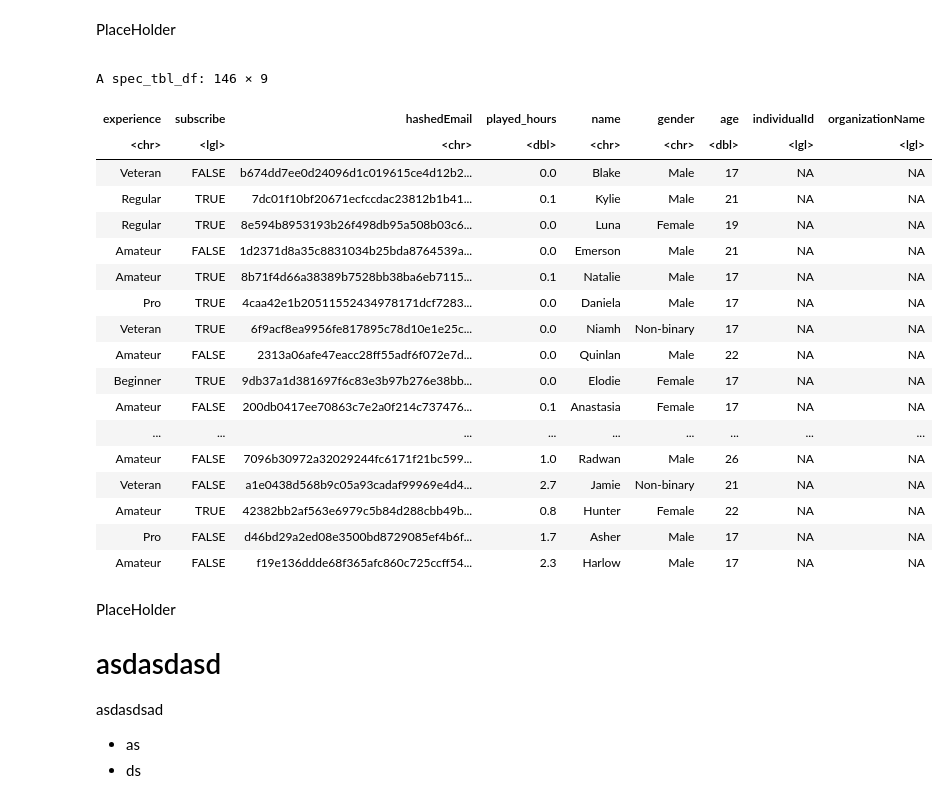
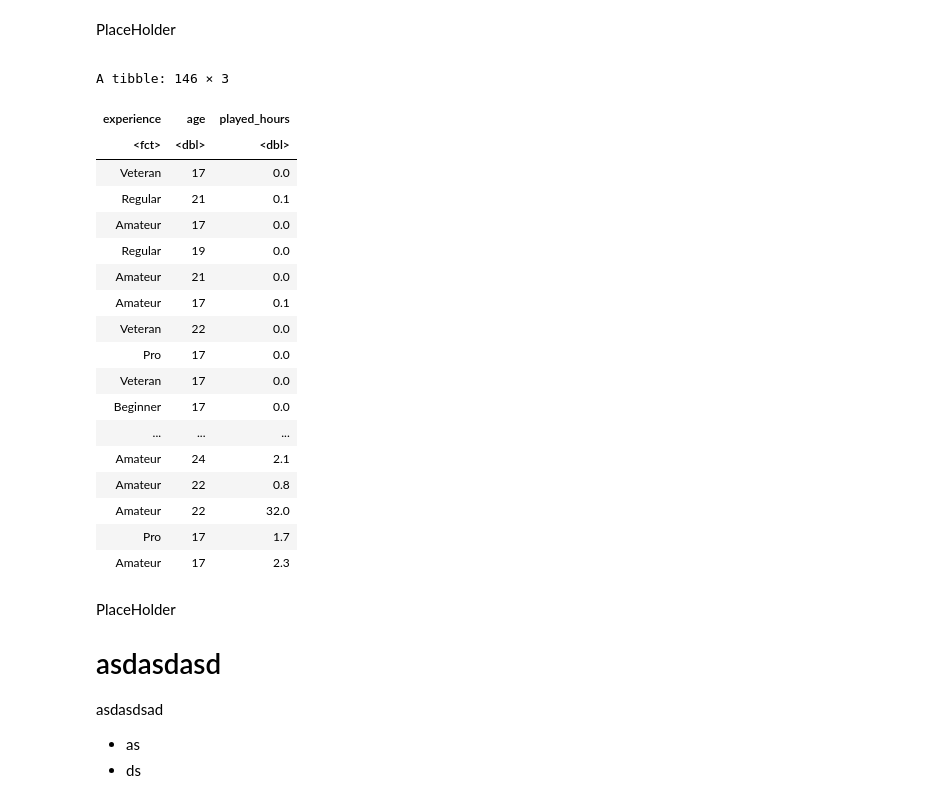
Before and after one commit to alexxu06/DSCI-Project, a Jupyter notebook: FinalVersion.ipynb, the cells around one changed output. Cells and saved outputs as stored; diff of their text form; code cells hidden in the pictures.

```diff
--- a/FinalVersion.ipynb
+++ b/FinalVersion.ipynb
@@ -43,32 +43,36 @@ dbl (2): original_start_time, original_end_time
 # %%
 # Split the data into training and testing data + wrangling
 players_data_split <- initial_split(players_data, prop=0.75, strata=played_hours)
 players_data_train <- training(players_data_split)
 players_data_test <- testing(players_data_split)
 
 # wrangle to tidy
 
-players_data_train
+players_data_tidy_train <- players_data_train |>
+                        mutate(experience=as_factor(experience)) |>
+                        select(experience, age, played_hours)
+
+players_data_tidy_train
 # %% [output]
-A spec_tbl_df: 146 × 9
+A tibble: 146 × 3
-| experience | subscribe | hashedEmail | played_hours | name | gender | age | individualId | organizationName |
-| <chr> | <lgl> | <chr> | <dbl> | <chr> | <chr> | <dbl> | <lgl> | <lgl> |
-| Veteran | FALSE | b674dd7ee0d24096d1c019615ce4d12b2... | 0.0 | Blake | Male | 17 | NA | NA |
-| Regular | TRUE | 7dc01f10bf20671ecfccdac23812b1b41... | 0.1 | Kylie | Male | 21 | NA | NA |
-| Regular | TRUE | 8e594b8953193b26f498db95a508b03c6... | 0.0 | Luna | Female | 19 | NA | NA |
-| Amateur | FALSE | 1d2371d8a35c8831034b25bda8764539a... | 0.0 | Emerson | Male | 21 | NA | NA |
-| Amateur | TRUE | 8b71f4d66a38389b7528bb38ba6eb7115... | 0.1 | Natalie | Male | 17 | NA | NA |
-| Pro | TRUE | 4caa42e1b20511552434978171dcf7283... | 0.0 | Daniela | Male | 17 | NA | NA |
-| Veteran | TRUE | 6f9acf8ea9956fe817895c78d10e1e25c... | 0.0 | Niamh | Non-binary | 17 | NA | NA |
-| Amateur | FALSE | 2313a06afe47eacc28ff55adf6f072e7d... | 0.0 | Quinlan | Male | 22 | NA | NA |
-| Beginner | TRUE | 9db37a1d381697f6c83e3b97b276e38bb... | 0.0 | Elodie | Female | 17 | NA | NA |
-| Amateur | FALSE | 200db0417ee70863c7e2a0f214c737476... | 0.1 | Anastasia | Female | 17 | NA | NA |
-| ... | ... | ... | ... | ... | ... | ... | ... | ... |
-| Amateur | FALSE | 7096b30972a32029244fc6171f21bc599... | 1.0 | Radwan | Male | 26 | NA | NA |
-| Veteran | FALSE | a1e0438d568b9c05a93cadaf99969e4d4... | 2.7 | Jamie | Non-binary | 21 | NA | NA |
-| Amateur | TRUE | 42382bb2af563e6979c5b84d288cbb49b... | 0.8 | Hunter | Female | 22 | NA | NA |
-| Pro | FALSE | d46bd29a2ed08e3500bd8729085ef4b6f... | 1.7 | Asher | Male | 17 | NA | NA |
-| Amateur | FALSE | f19e136ddde68f365afc860c725ccff54... | 2.3 | Harlow | Male | 17 | NA | NA |
+| experience | age | played_hours |
+| <fct> | <dbl> | <dbl> |
+| Veteran | 17 | 0.0 |
+| Regular | 21 | 0.1 |
+| Amateur | 17 | 0.0 |
+| Regular | 19 | 0.0 |
+| Amateur | 21 | 0.0 |
+| Amateur | 17 | 0.1 |
+| Veteran | 22 | 0.0 |
+| Pro | 17 | 0.0 |
+| Veteran | 17 | 0.0 |
+| Beginner | 17 | 0.0 |
+| ... | ... | ... |
+| Amateur | 24 | 2.1 |
+| Amateur | 22 | 0.8 |
+| Amateur | 22 | 32.0 |
+| Pro | 17 | 1.7 |
+| Amateur | 17 | 2.3 |
 # %% [markdown]
 <p>PlaceHolder</p>
 
```
Also changed, not shown: parts of 2 cells of this notebook.
